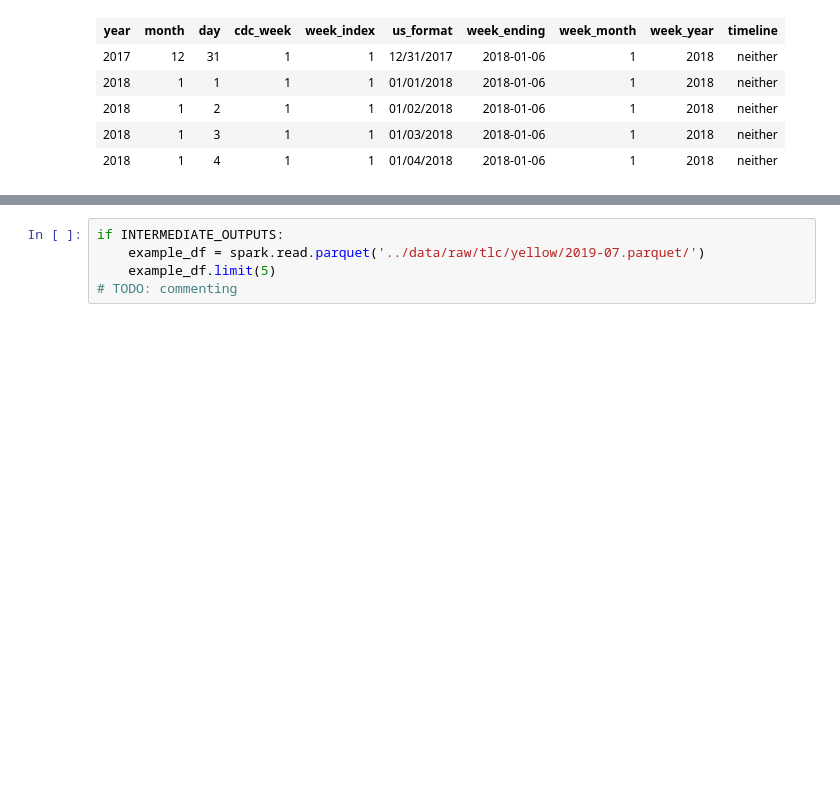
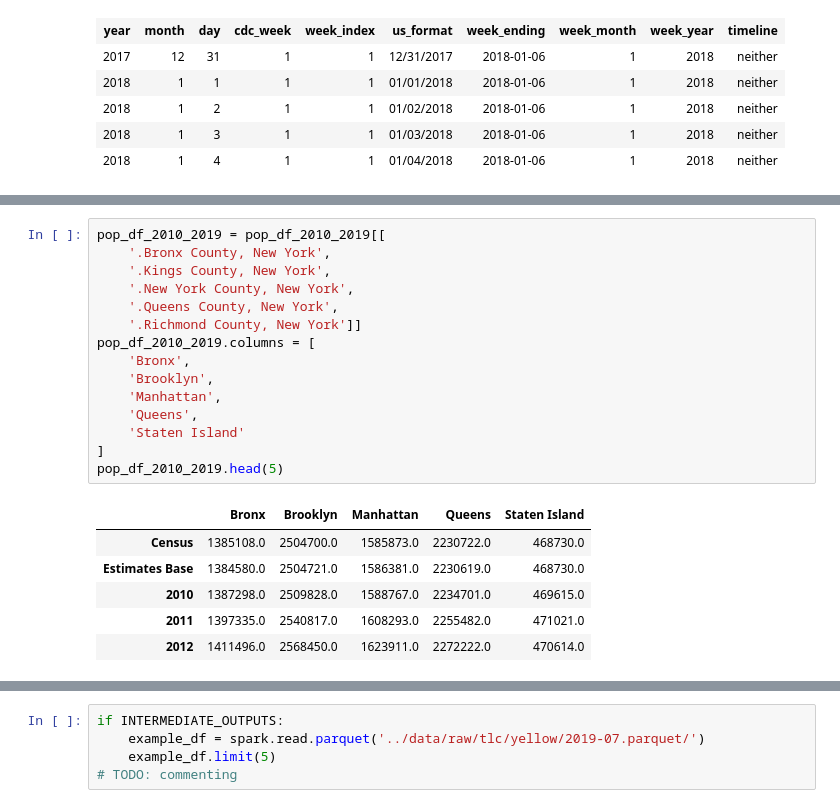
Before and after one commit to MAST30034-Applied-Data-Science/mast30034-project-1-DigitalData, a Jupyter notebook: notebooks/preprocessing_part_1_cleaning.ipynb, the cells around one changed output, grey strips where cells are left out. Drawn from its saved outputs; the diff is of its cells as text; blank space fills up the shorter version.

```diff
--- a/notebooks/preprocessing_part_1_cleaning.ipynb
+++ b/notebooks/preprocessing_part_1_cleaning.ipynb
@@ -63,0 +88,22 @@ zones_df = spark.read.csv('../data/raw/tlc_zones/zones.csv',
+# %%
+pop_df_2010_2019 = pop_df_2010_2019[[
+    '.Bronx County, New York',
+    '.Kings County, New York',
+    '.New York County, New York',
+    '.Queens County, New York',
+    '.Richmond County, New York']]
+pop_df_2010_2019.columns = [
+    'Bronx',
+    'Brooklyn',
+    'Manhattan',
+    'Queens',
+    'Staten Island'
+]
+pop_df_2010_2019.head(5)
+# %% [output]
+|  | Bronx | Brooklyn | Manhattan | Queens | Staten Island |
+| Census | 1385108.0 | 2504700.0 | 1585873.0 | 2230722.0 | 468730.0 |
+| Estimates Base | 1384580.0 | 2504721.0 | 1586381.0 | 2230619.0 | 468730.0 |
+| 2010 | 1387298.0 | 2509828.0 | 1588767.0 | 2234701.0 | 469615.0 |
+| 2011 | 1397335.0 | 2540817.0 | 1608293.0 | 2255482.0 | 471021.0 |
+| 2012 | 1411496.0 | 2568450.0 | 1623911.0 | 2272222.0 | 470614.0 |
```
Also changed, not shown: parts of 21 cells of this notebook, 33 other files.
